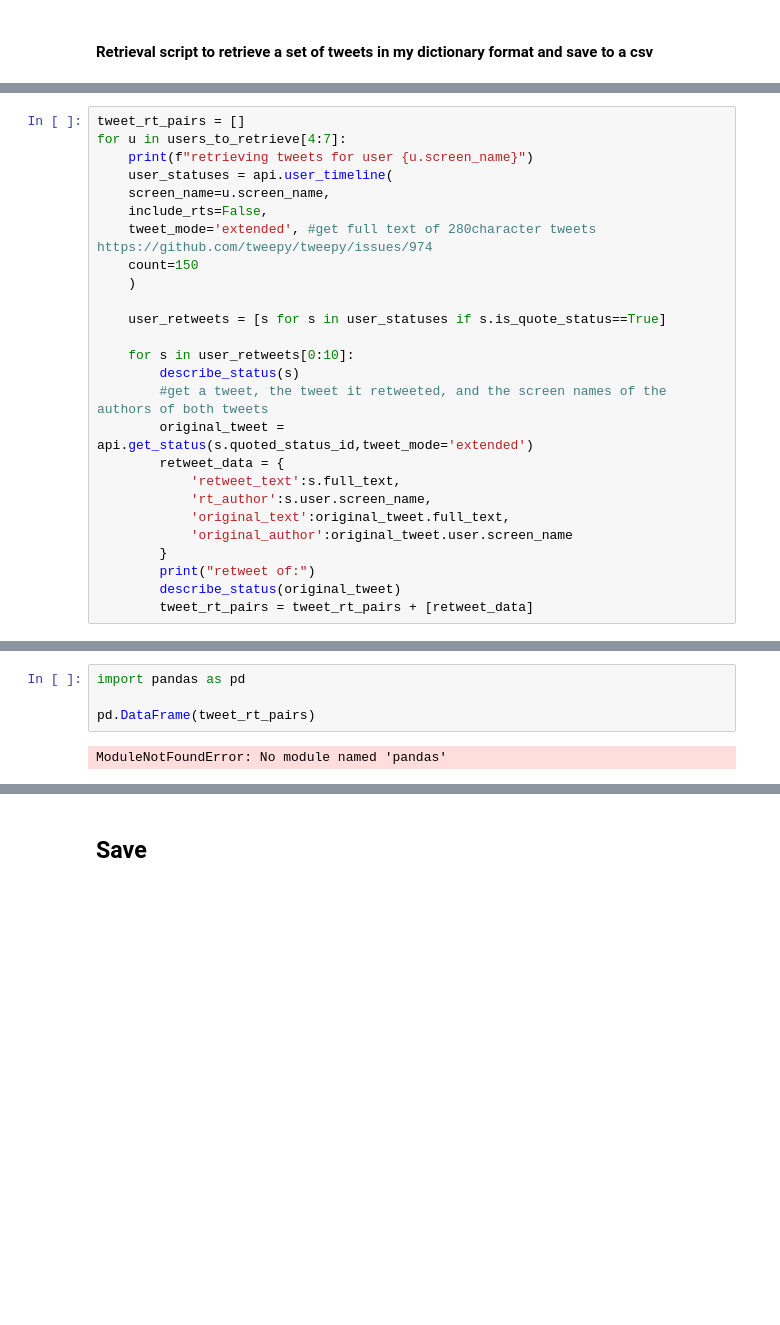
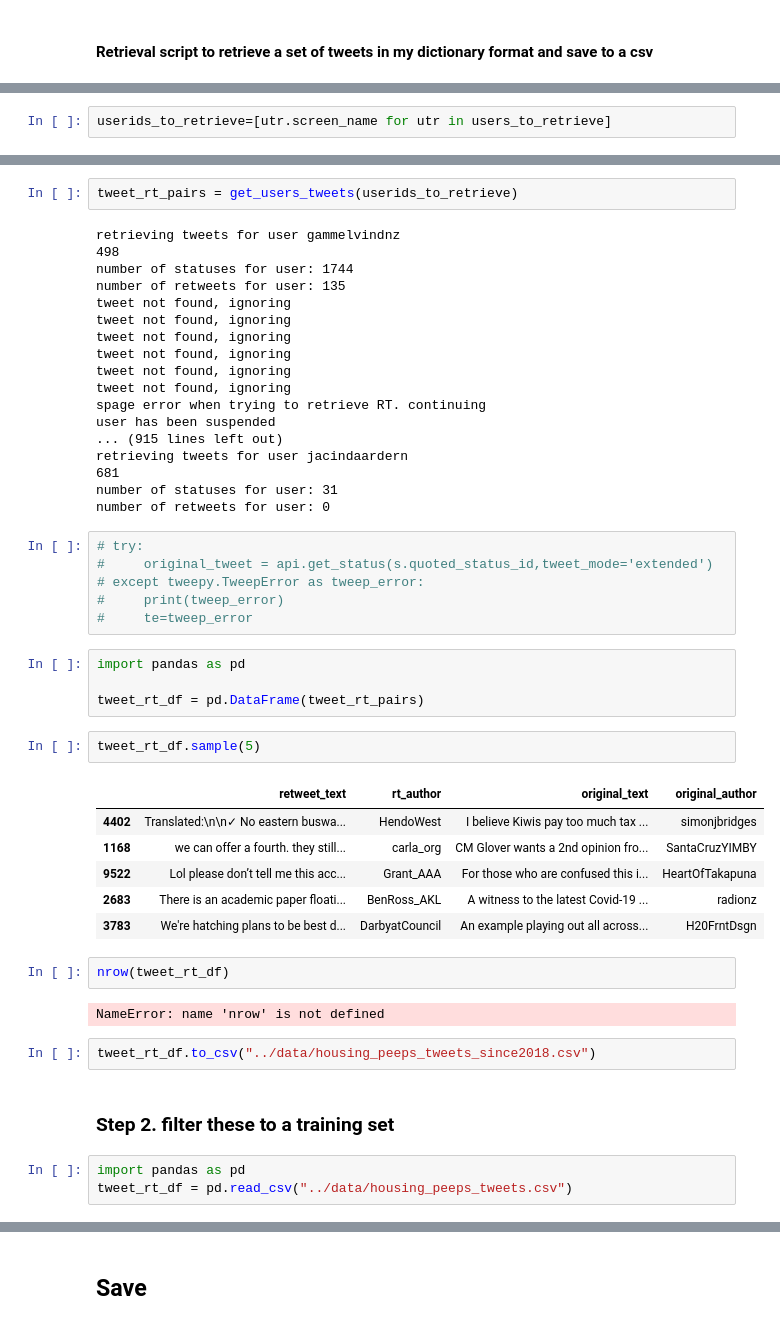
Before and after one commit to bjsmith/housingbot, a Jupyter notebook: get tweets.ipynb, the cells around one changed output, grey strips where cells are left out. Saved outputs shown, nothing was run; the diff lists cells and outputs as text; blank space fills up the shorter version.

```diff
--- a/get tweets.ipynb
+++ b/get tweets.ipynb
@@ -165,26 +103,0 @@ users_to_retrieve = starting_user_set[50:70]
-# %%
-tweet_rt_pairs = []
-for u in users_to_retrieve[4:7]:
-    print(f"retrieving tweets for user {u.screen_name}")
-    user_statuses = api.user_timeline(
-    screen_name=u.screen_name,
-    include_rts=False,
-    tweet_mode='extended', #get full text of 280character tweets https://github.com/tweepy/tweepy/issues/974
-    count=150
-    )
-
-    user_retweets = [s for s in user_statuses if s.is_quote_status==True]
-
-    for s in user_retweets[0:10]:
-        describe_status(s)
-        #get a tweet, the tweet it retweeted, and the screen names of the authors of both tweets
-        original_tweet = api.get_status(s.quoted_status_id,tweet_mode='extended')
-        retweet_data = {
-            'retweet_text':s.full_text,
-            'rt_author':s.user.screen_name,
-            'original_text':original_tweet.full_text,
-            'original_author':original_tweet.user.screen_name
-        }
-        print("retweet of:")
-        describe_status(original_tweet)
-        tweet_rt_pairs = tweet_rt_pairs + [retweet_data]
@@ -208,0 +104,2 @@ ___
+# %%
+userids_to_retrieve=[utr.screen_name for utr in users_to_retrieve]
@@ -209,6 +208,50 @@ ___
+# %%
+tweet_rt_pairs = get_users_tweets(userids_to_retrieve)
+# %% [output]
+retrieving tweets for user gammelvindnz
+498
+number of statuses for user: 1744
+number of retweets for user: 135
+tweet not found, ignoring
+tweet not found, ignoring
+tweet not found, ignoring
+tweet not found, ignoring
+tweet not found, ignoring
+tweet not found, ignoring
+spage error when trying to retrieve RT. continuing
+user has been suspended
+... (915 lines left out)
+retrieving tweets for user jacindaardern
+681
+number of statuses for user: 31
+number of retweets for user: 0
+# %%
+# try:
+#     original_tweet = api.get_status(s.quoted_status_id,tweet_mode='extended')
+# except tweepy.TweepError as tweep_error:
+#     print(tweep_error)
+#     te=tweep_error
 # %%
 import pandas as pd
 
-pd.DataFrame(tweet_rt_pairs)
+tweet_rt_df = pd.DataFrame(tweet_rt_pairs)
-# %% [output]
-ModuleNotFoundError: No module named 'pandas'
+# %%
+tweet_rt_df.sample(5)
+# %% [output]
+|  | retweet_text | rt_author | original_text | original_author |
+| 4402 | Translated:\n\n✓ No eastern buswa... | HendoWest | I believe Kiwis pay too much tax ... | simonjbridges |
+| 1168 | we can offer a fourth. they still... | carla_org | CM Glover wants a 2nd opinion fro... | SantaCruzYIMBY |
+| 9522 | Lol please don’t tell me this acc... | Grant_AAA | For those who are confused this i... | HeartOfTakapuna |
+| 2683 | There is an academic paper floati... | BenRoss_AKL | A witness to the latest Covid-19 ... | radionz |
+| 3783 | We're hatching plans to be best d... | DarbyatCouncil | An example playing out all across... | H20FrntDsgn |
+# %%
+nrow(tweet_rt_df)
+# %% [output]
+NameError: name 'nrow' is not defined
+# %%
+tweet_rt_df.to_csv("../data/housing_peeps_tweets_since2018.csv")
+# %% [markdown]
+### Step 2. filter these to a training set
+# %%
+import pandas as pd
+tweet_rt_df = pd.read_csv("../data/housing_peeps_tweets.csv")
```
Also changed, not shown: parts of 58 cells of this notebook, 3 other files.
